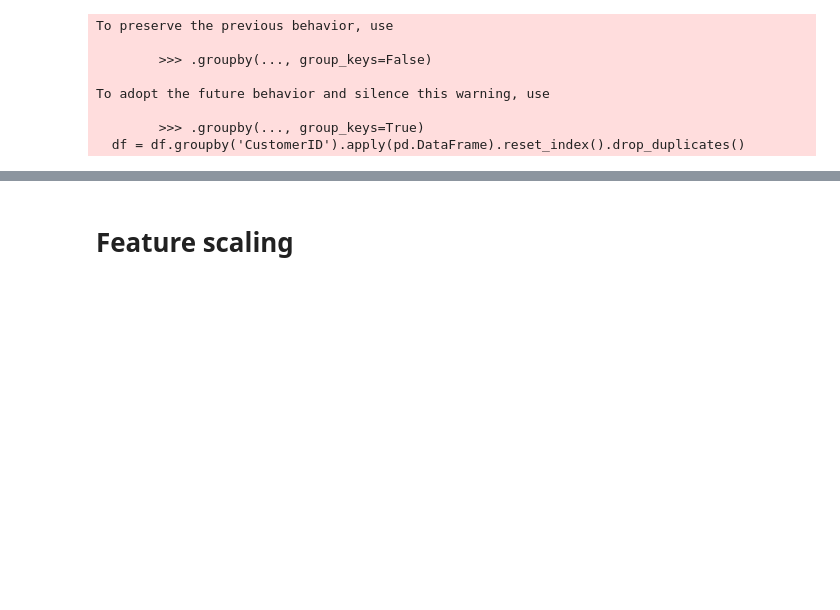
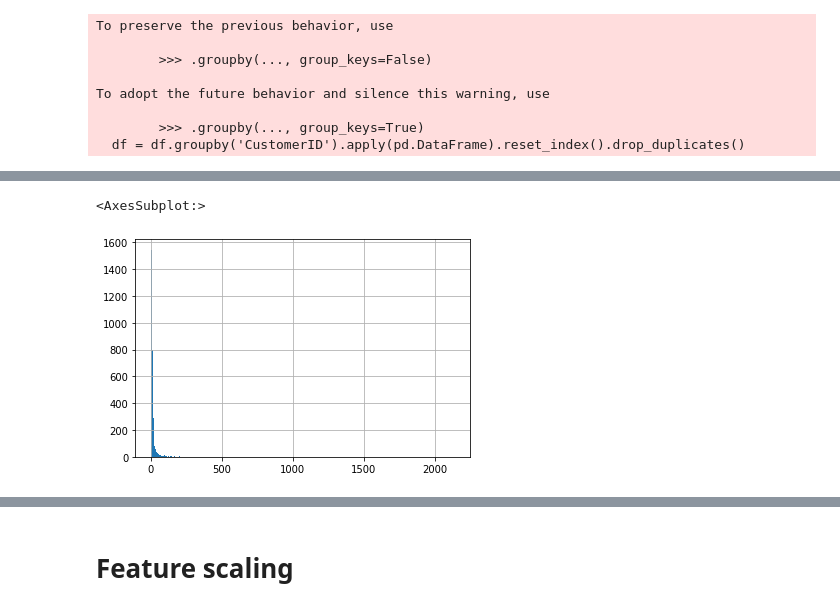
Before and after one commit to NehuenVill/Customer-Segmentation-with-Machine-Learning, a Jupyter notebook: 01_exploration.ipynb, the cells around one changed output, grey strips where cells are left out. Drawn from its saved outputs; the diff is of its cells as text; code cells hidden in the pictures; blank space fills up the shorter version.

```diff
--- a/01_exploration.ipynb
+++ b/01_exploration.ipynb
@@ -198,0 +227,5 @@ df.drop_duplicates()
+# %%
+df['average_purchase_expense'].hist(bins=400)
+# %% [output]
+<AxesSubplot:>
+[figure, added]
```
Also changed, not shown: parts of 16 cells of this notebook.
